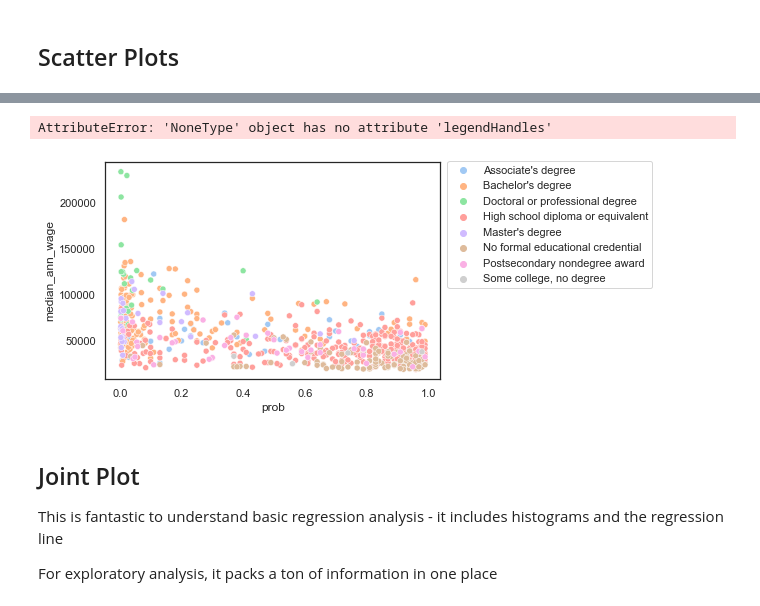
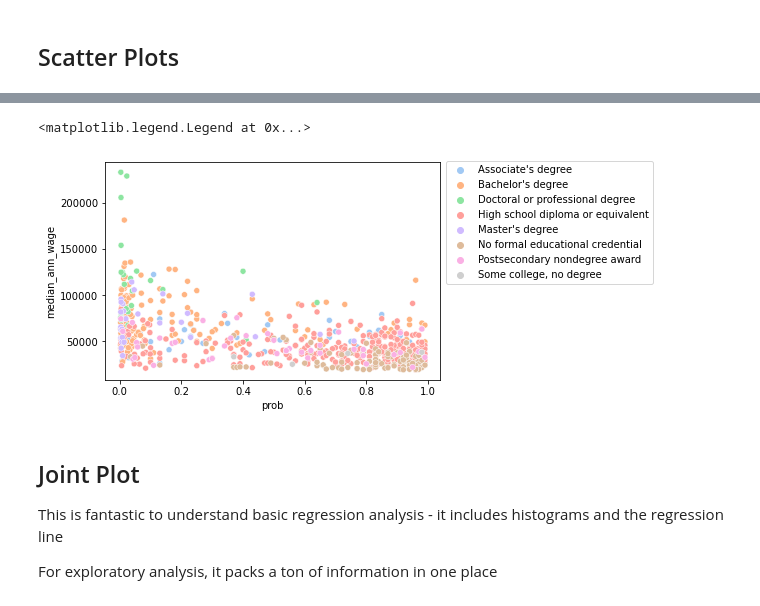
Before and after one commit to somethingabout/Data_Analysis_Python_R, a Jupyter notebook: Becoming a Viz Kid part 2/Lecture 9.ipynb, the cells around one changed output, grey strips where cells are left out. Cells and saved outputs as stored; diff of their text form; code cells hidden in the pictures.

```diff
--- a/Becoming a Viz Kid part 2/Lecture 9.ipynb
+++ b/Becoming a Viz Kid part 2/Lecture 9.ipynb
@@ -476,26 +489,26 @@ array(["Associate's degree", "Bachelor's degree",
 # %%
 jobs = jobs.sort_values('education')
 #to sort alphabetically
 
-ax = sns.scatterplot('prob', 'median_ann_wage',data=jobs,hue='education', palette = 'pastel')
+ax = sns.scatterplot(x='prob',y='median_ann_wage',data=jobs,hue='education', palette = 'pastel')
 ax.legend(bbox_to_anchor=(1.65, 1.03), loc='upper right')
 #create labels in a particular order
 
 # plt.legend((art1, art2), ("label1", "label2"))
 
-legend = ax1.get_legend()
-handles = legend.legendHandles
+# legend = ax1.get_legend()
+# handles = legend.legendHandles
 # legend.remove()
 # ax1.legend(handles, ['dep-', 'ind-', 'ind+', 'dep+'], title = 'Stat.ind.')
 # plt.show()
 
-ax.legend(handles, labels = ['No formal educational credential','High school diploma or equivalent',
-        'Some college, no degree','Associate\'s degree', 'Bachelor\'s degree','Doctoral or professional degree',
-    'Master\'s degree','Postsecondary nondegree award'],title='Education Level', bbox_to_anchor=(1, 1))
-ax.get_legend().get_title()
+# ax.legend(handles, labels = ['No formal educational credential','High school diploma or equivalent',
+#         'Some college, no degree','Associate\'s degree', 'Bachelor\'s degree','Doctoral or professional degree',
+#     'Master\'s degree','Postsecondary nondegree award'],title='Education Level', bbox_to_anchor=(1, 1))
+# ax.get_legend().get_title()
 # %% [output]
-AttributeError: 'NoneType' object has no attribute 'legendHandles'
+<matplotlib.legend.Legend at 0x...>
-[figure, old version]
+[figure, new version]
 # %% [markdown]
 ## Joint Plot
 
```
Also changed, not shown: parts of 19 cells of this notebook, 33 other files.
